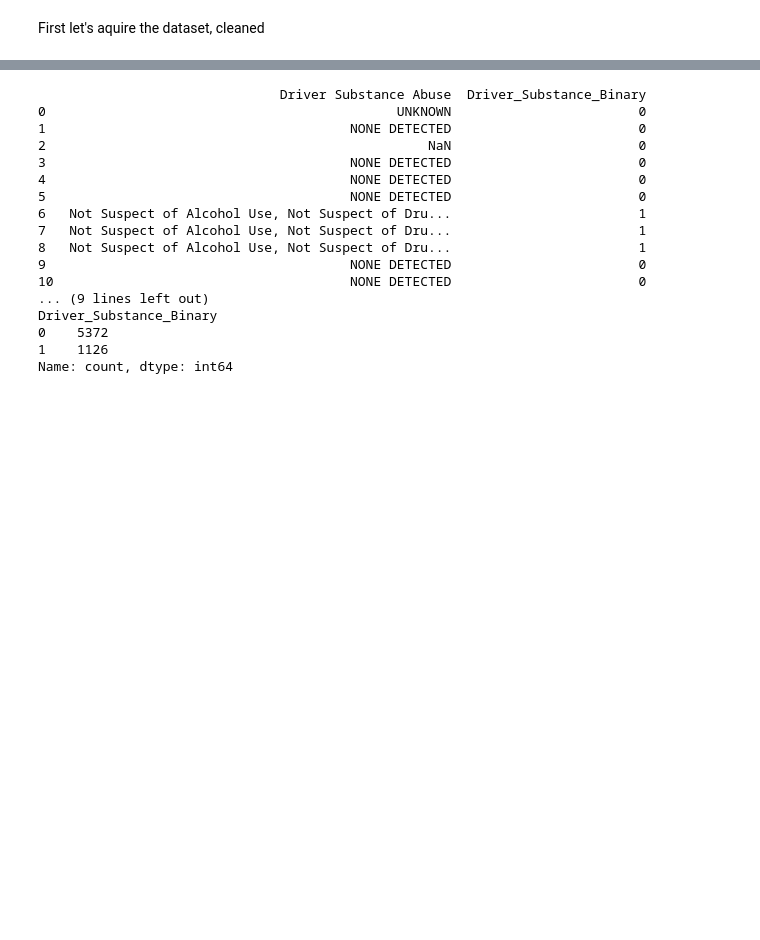
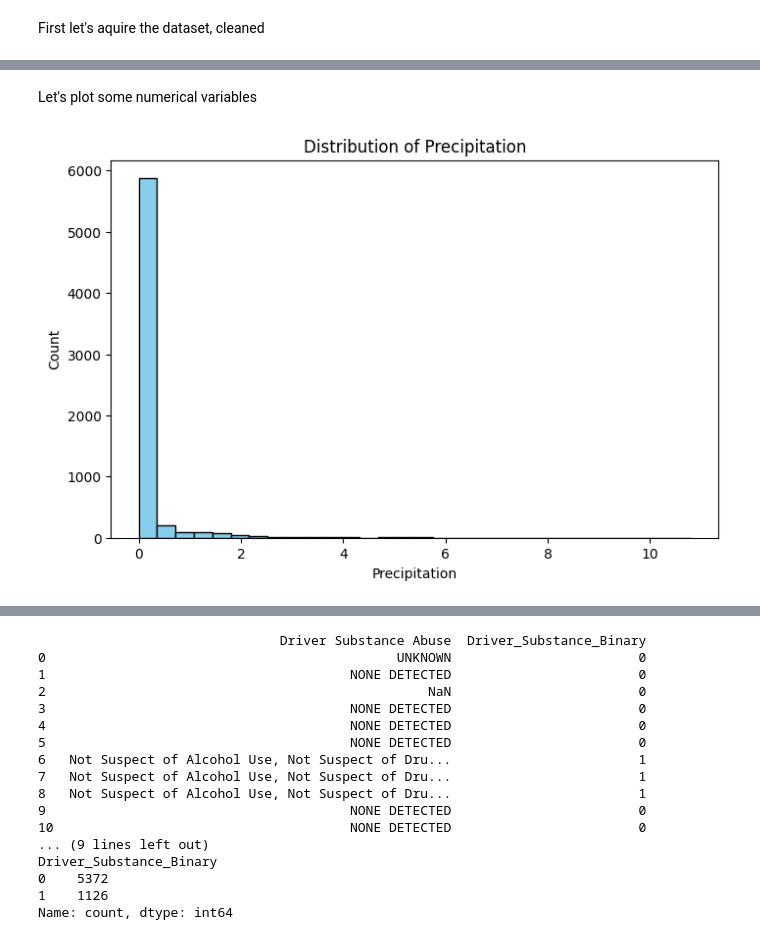
Before and after one commit to mathiasmoka/pyds25, a Jupyter notebook: First_regressions.ipynb, the cells around one changed output, grey strips where cells are left out. Saved outputs shown, nothing was run; the diff lists cells and outputs as text; code cells hidden in the pictures; blank space fills up the shorter version.

```diff
--- a/First_regressions.ipynb
+++ b/First_regressions.ipynb
@@ -79,0 +113,13 @@ Note: you may need to restart the kernel to use updated packages.
+# %% [markdown]
+Let's plot some numerical variables
+# %%
+import matplotlib.pyplot as plt
+
+plt.figure(figsize=(8,5))
+plt.hist(dataset['precipitation'].dropna(), bins=30, color='skyblue', edgecolor='black')
+plt.xlabel('Precipitation')
+plt.ylabel('Count')
+plt.title('Distribution of Precipitation')
+plt.show()
+# %% [output]
+[figure, added]
```
Also changed, not shown: parts of 18 cells of this notebook, 1 other file.
